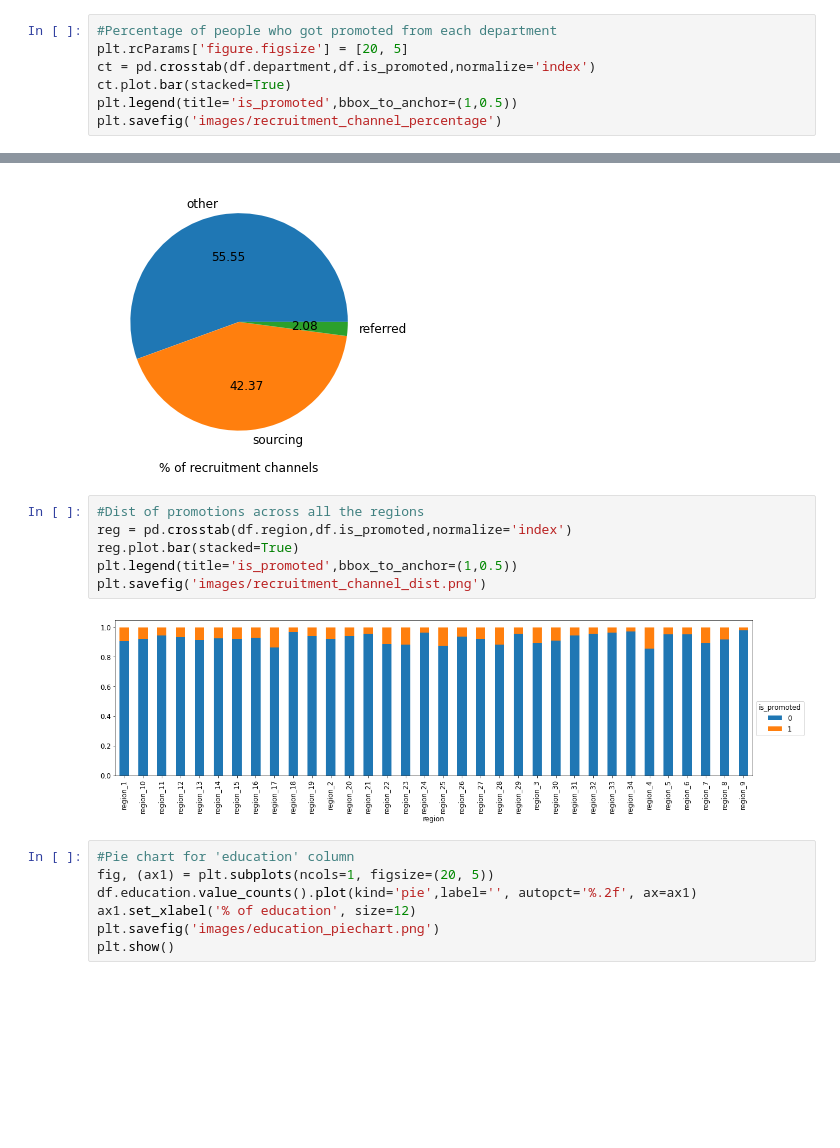
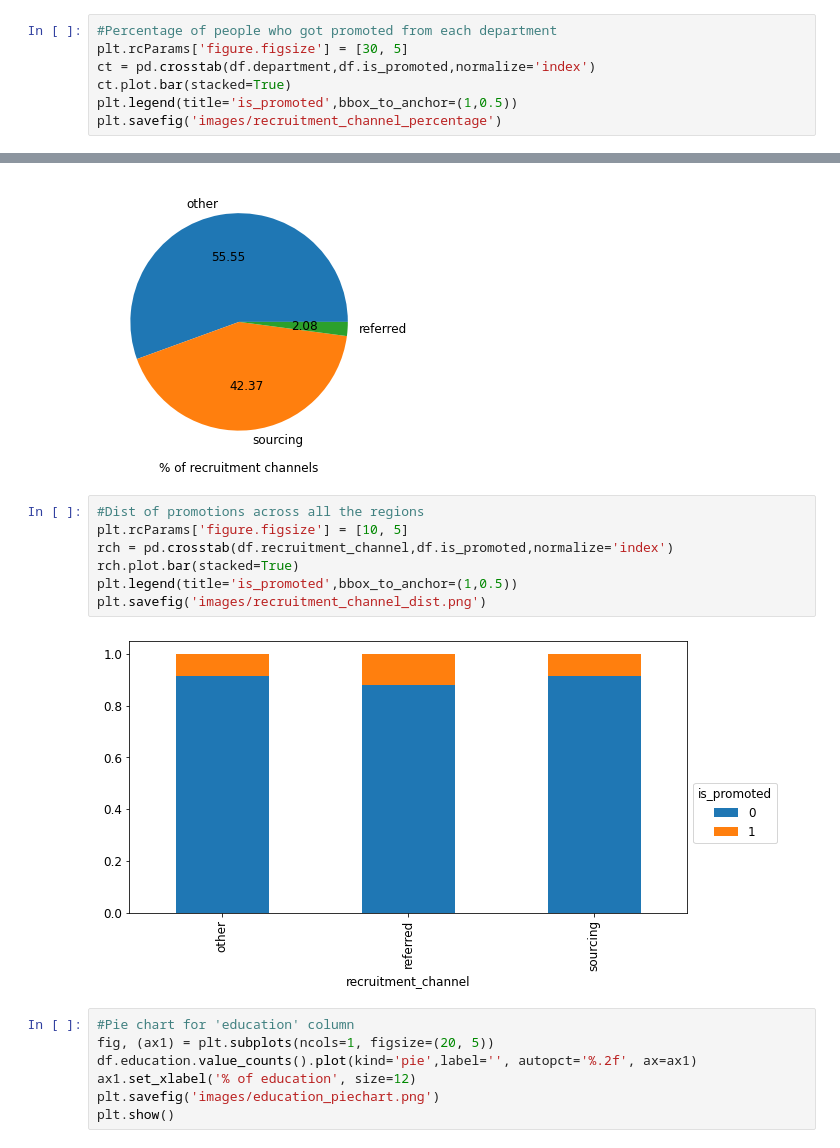
Before and after one commit to cerenkasap/prediction_of_employee_promotion, a Jupyter notebook: Exploratory_Data_Analysis.ipynb, the cells around one changed output, grey strips where cells are left out. Cells and saved outputs as stored; diff of their text form; blank space fills up the shorter version.

```diff
--- a/Exploratory_Data_Analysis.ipynb
+++ b/Exploratory_Data_Analysis.ipynb
@@ -48,7 +48,7 @@ plt.show()
 [figure]
 # %%
 #Percentage of people who got promoted from each department
-plt.rcParams['figure.figsize'] = [20, 5]
+plt.rcParams['figure.figsize'] = [30, 5]
 ct = pd.crosstab(df.department,df.is_promoted,normalize='index')
 ct.plot.bar(stacked=True)
 plt.legend(title='is_promoted',bbox_to_anchor=(1,0.5))
@@ -66,12 +66,13 @@ plt.show()
 [figure]
 # %%
 #Dist of promotions across all the regions
-reg = pd.crosstab(df.region,df.is_promoted,normalize='index')
-reg.plot.bar(stacked=True)
+plt.rcParams['figure.figsize'] = [10, 5]
+rch = pd.crosstab(df.recruitment_channel,df.is_promoted,normalize='index')
+rch.plot.bar(stacked=True)
 plt.legend(title='is_promoted',bbox_to_anchor=(1,0.5))
 plt.savefig('images/recruitment_channel_dist.png')
 # %% [output]
-[figure, old version]
+[figure, new version]
 # %%
 #Pie chart for 'education' column
 fig, (ax1) = plt.subplots(ncols=1, figsize=(20, 5))
```
Also changed, not shown: parts of 2 cells of this notebook, 11 other files.
